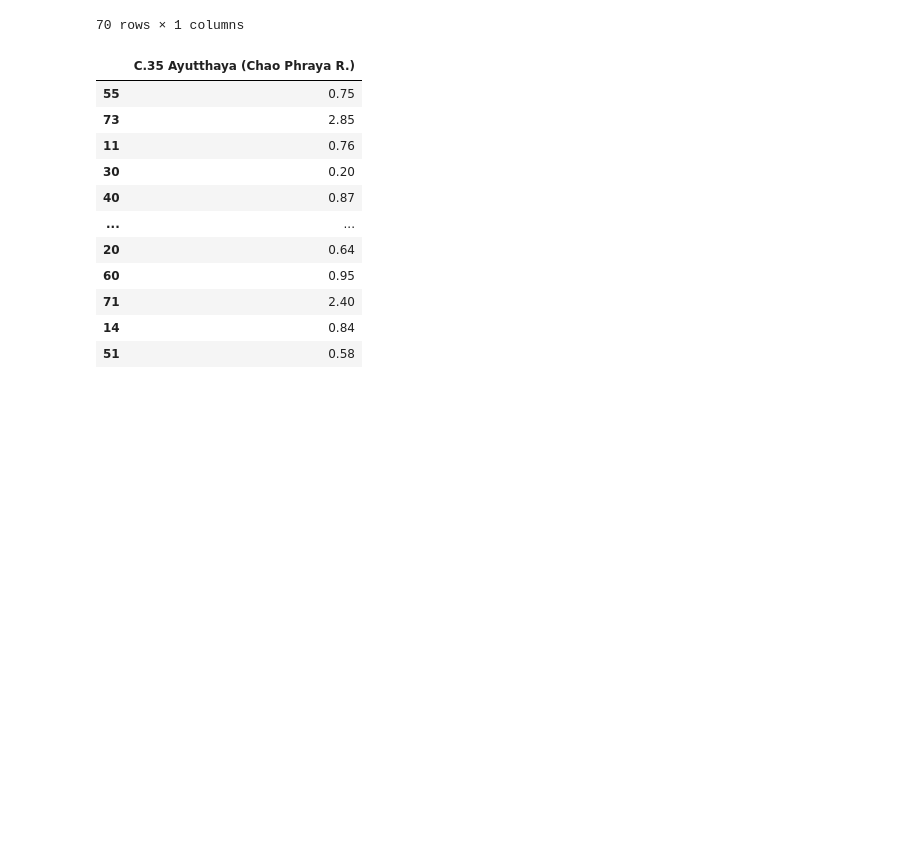
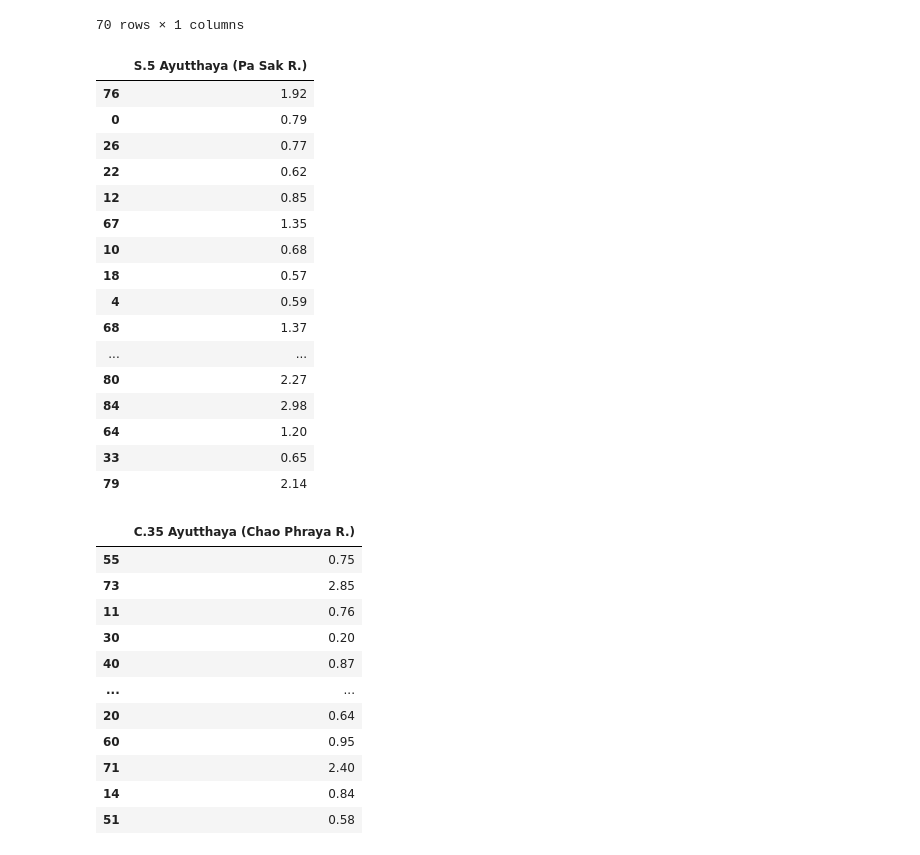
Before and after one commit to TermProject702/Flooding702, a Jupyter notebook: Model.ipynb, the cells around one changed output. Saved outputs shown, nothing was run; the diff lists cells and outputs as text; code cells hidden in the pictures; blank space fills up the shorter version.

```diff
--- a/Model.ipynb
+++ b/Model.ipynb
@@ -203,6 +284,27 @@ y_train_C
 | 14 | 0.89 |
 | 51 | 0.59 |
 70 rows × 1 columns
+# %%
+y_test_S = y_test.drop(columns=['C.35 Ayutthaya (Chao Phraya R.)'])
+y_test_S
+# %% [output]
+|  | S.5 Ayutthaya (Pa Sak R.) |
+| 76 | 1.92 |
+| 0 | 0.79 |
+| 26 | 0.77 |
+| 22 | 0.62 |
+| 12 | 0.85 |
+| 67 | 1.35 |
+| 10 | 0.68 |
+| 18 | 0.57 |
+| 4 | 0.59 |
+| 68 | 1.37 |
+| ... | ... |
+| 80 | 2.27 |
+| 84 | 2.98 |
+| 64 | 1.20 |
+| 33 | 0.65 |
+| 79 | 2.14 |
 # %%
 from sklearn import preprocessing
 from sklearn import utils
```
Also changed, not shown: parts of 6 cells of this notebook.
